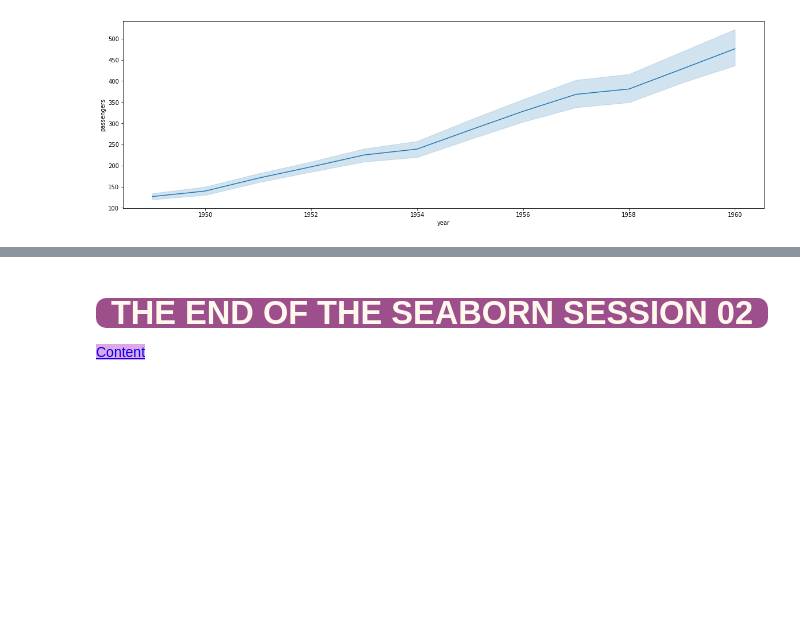
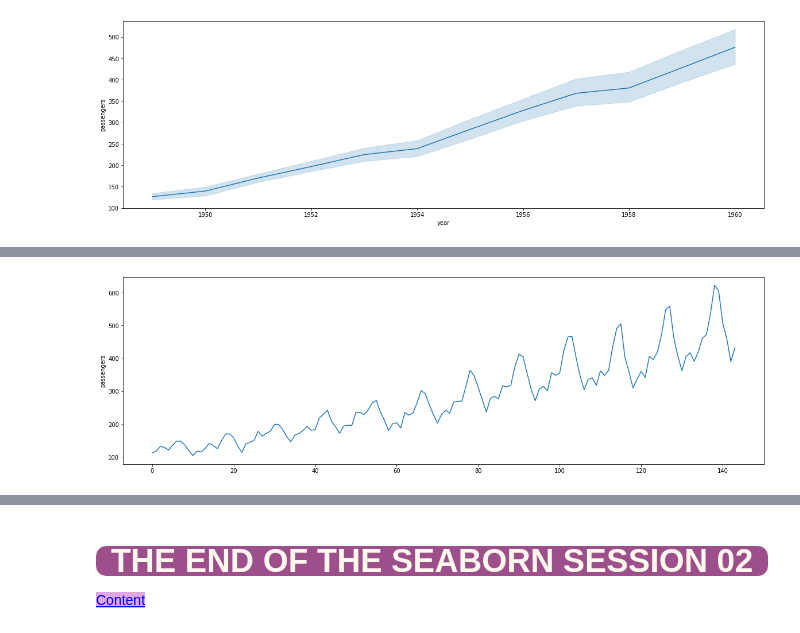
Before and after one commit to Bir01/02_DATA_SCIENCE_DATA_ANALYTICS_MODULE, a Jupyter notebook: 3- Classes_Labs/3. DVwPY/DVwPy_S04_Seaborn_Part02-Student-Copy1.ipynb, the cells around one changed output, grey strips where cells are left out. Cells and saved outputs as stored; diff of their text form; code cells hidden in the pictures; blank space fills up the shorter version.

```diff
--- a/3- Classes_Labs/3. DVwPY/DVwPy_S04_Seaborn_Part02-Student-Copy1.ipynb
+++ b/3- Classes_Labs/3. DVwPY/DVwPy_S04_Seaborn_Part02-Student-Copy1.ipynb
@@ -1089,0 +1116,5 @@ sns.lineplot(data=flights, x="year", y="passengers");
+# %%
+plt.figure(figsize=(20,6))
+sns.lineplot(x=f_sum.reset_index().index, y=f_sum.passengers);
+# %% [output]
+[figure, added]
```
Also changed, not shown: parts of 19 cells of this notebook, 1 other file.
